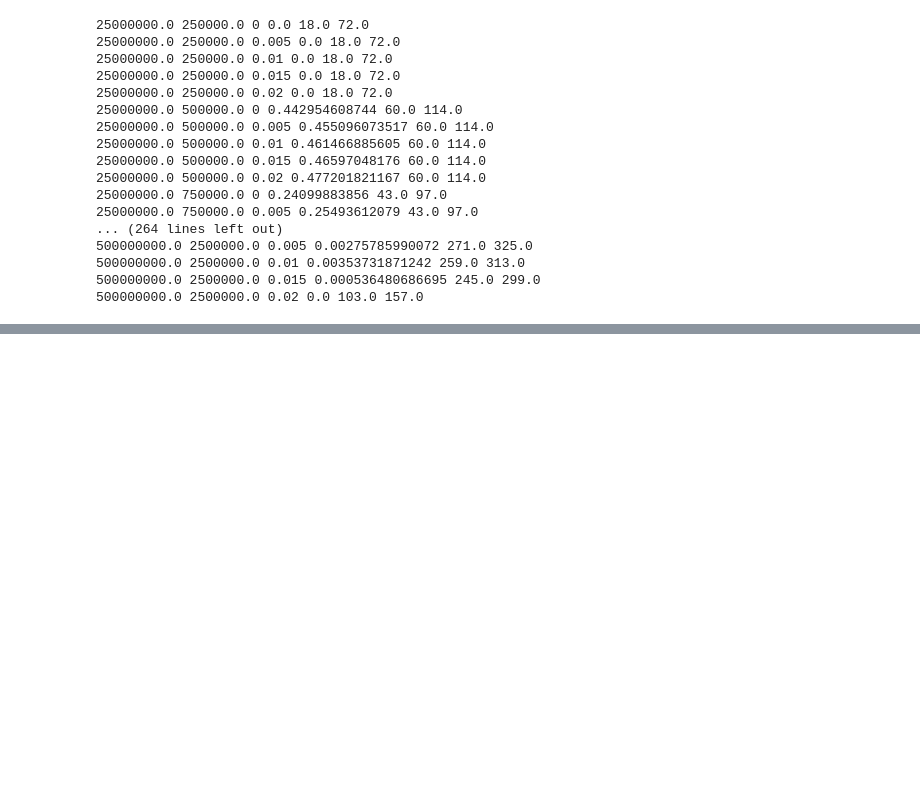
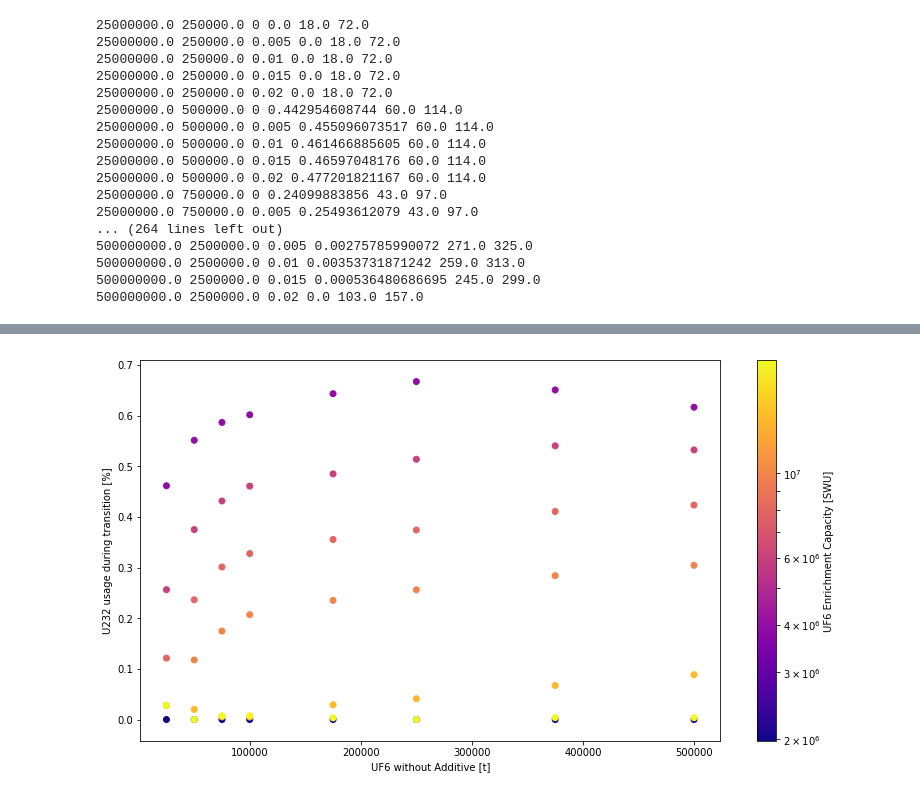
Before and after one commit to bam241/opra_sims, a Jupyter notebook: analysis/analysis_EG23.ipynb, the cells around one changed output, grey strips where cells are left out. Cells and saved outputs as stored; diff of their text form; code cells hidden in the pictures; blank space fills up the shorter version.

```diff
--- a/analysis/analysis_EG23.ipynb
+++ b/analysis/analysis_EG23.ipynb
@@ -241,3 +280,15 @@ cbar =fig.colorbar(sp, label="UF6 Enrichment Capacity [SWU]")
+# %%
+
+fig, ax2 = plt.subplots(figsize=(13,7))
+plt.xlabel("UF6 without Additive [t]")
+plt.ylabel("U232 usage during transition [%]")
+z_colors = thr_colors
+
+ax2.scatter(x=x_unblended, y=ratio, c=z_colors, norm=colors.LogNorm(vmin=z_colors.min(), vmax=z_colors.max()), cmap='plasma')
+cbar =fig.colorbar(sp, label="UF6 Enrichment Capacity [SWU]")
+#tt = cbar.ax.set_yticklabels(['', '', '5e5', '','', '', '', '1e6','2e6'])
+# %% [output]
+[figure, added]
 # %%
 fig, ax_b = plt.subplots(figsize=(13,7))
 plt.xlabel("UF6 Enrichment Capacity [SWU]")
```
Also changed, not shown: parts of 14 cells of this notebook, 1 other file.
